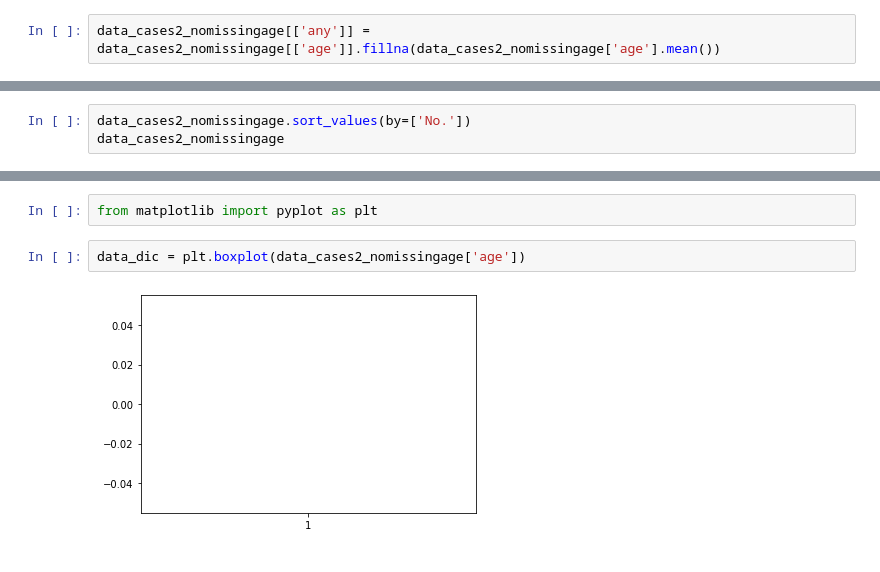
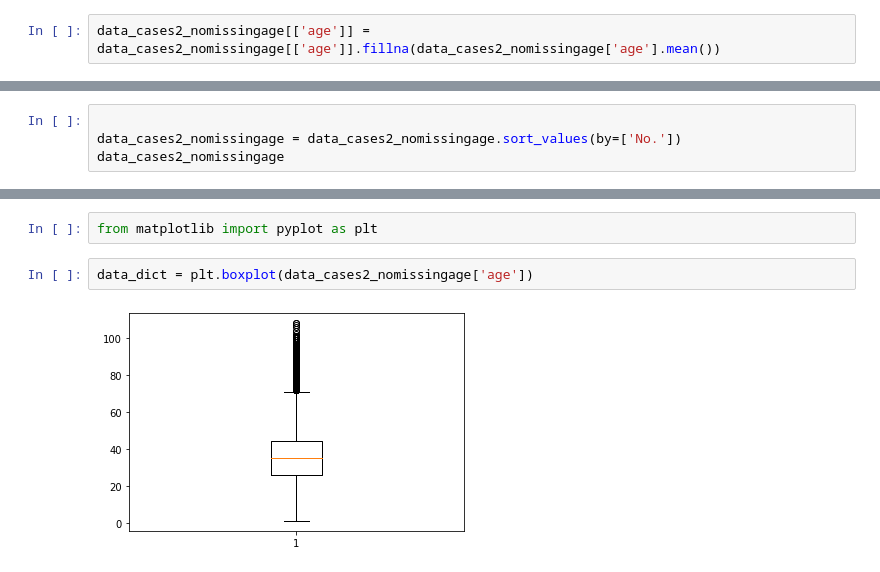
Before and after one commit to Chanunchida-May/DWDM21, a Jupyter notebook: Data_Preprocessing_(chapter3).ipynb, the cells around one changed output, grey strips where cells are left out. Saved outputs shown, nothing was run; the diff lists cells and outputs as text.

```diff
--- a/Data_Preprocessing_(chapter3).ipynb
+++ b/Data_Preprocessing_(chapter3).ipynb
@@ -967,4 +939,4 @@ data_cases2_nomissingage
 # %% [markdown]
 เติม Mean ให้กับตาราง ให้กับ Missing ที่ยังเหลืออยู่
 # %%
-data_cases2_nomissingage[['any']] = data_cases2_nomissingage[['age']].fillna(data_cases2_nomissingage['age'].mean())
+data_cases2_nomissingage[['age']] = data_cases2_nomissingage[['age']].fillna(data_cases2_nomissingage['age'].mean())
@@ -987,7 +975,8 @@ data_cases2_nomissingage
 # %% [markdown]
 ###การเรียงข้อมูล [PD]
 # %%
-data_cases2_nomissingage.sort_values(by=['No.'])
+
+data_cases2_nomissingage = data_cases2_nomissingage.sort_values(by=['No.'])
 data_cases2_nomissingage
 # %% [output]
 |  | No. | announce_date | Notified date | sex | age | Unit | nationality | province_of_isolation | ... |
@@ -1008,7 +997,7 @@ data_cases2_nomissingage
 # %%
 from matplotlib import pyplot as plt
 # %%
-data_dic = plt.boxplot(data_cases2_nomissingage['age'])
+data_dict = plt.boxplot(data_cases2_nomissingage['age'])
 # %% [output]
-[figure, old version]
+[figure, new version]
 # %%
```
Also changed, not shown: parts of 58 cells of this notebook.
